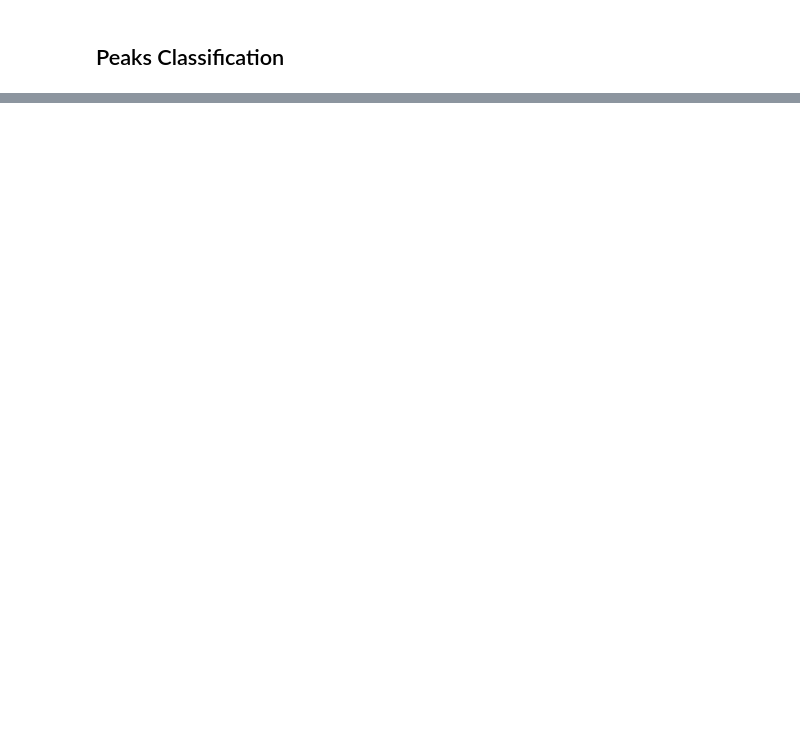
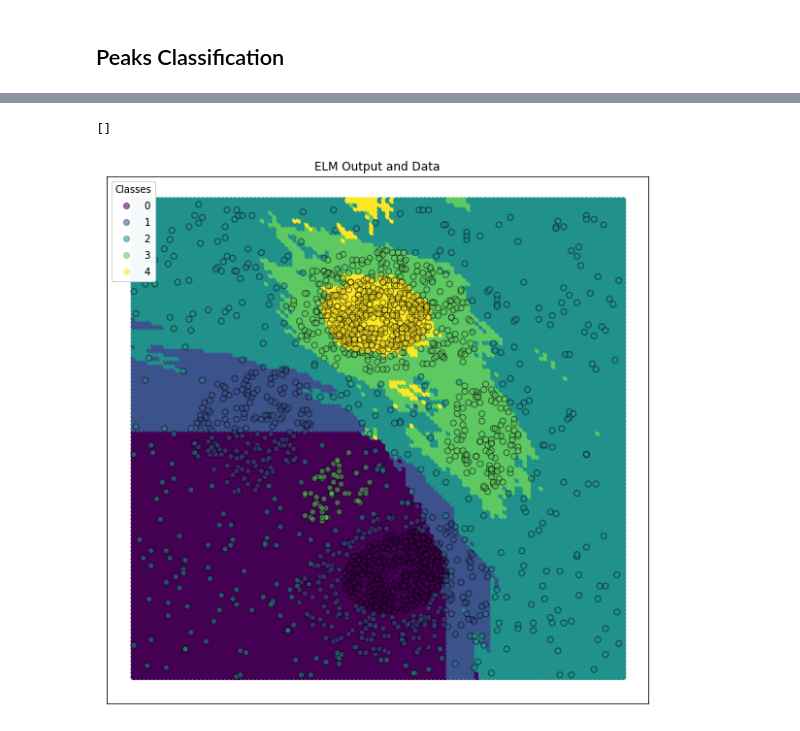
Before and after one commit to tXiao95/py_experiments, a Jupyter notebook: ExtremeLearningMachine.ipynb, the cells around one changed output, grey strips where cells are left out. Drawn from its saved outputs; the diff is of its cells as text; code cells hidden in the pictures; blank space fills up the shorter version.

```diff
--- a/ExtremeLearningMachine.ipynb
+++ b/ExtremeLearningMachine.ipynb
@@ -232,0 +208,8 @@ for k in range(n):
+# %%
+def relu(x):
+    if x > 0:
+        return x
+    else:
+        return 0
+
+relu = np.vectorize(relu)
@@ -232,0 +221,21 @@ for k in range(n):
+# %%
+# Model Preds grid
+x = np.arange(-3,3.1,.05)
+y = np.arange(-3,3.1,.05)
+Grid = np.array([np.array([a, b]) for a in x for b in y]).T
+preds = model_class.predict(Grid)
+# %%
+fig, ax = plt.subplots()
+fig.set_figheight(10)
+fig.set_figwidth(10)
+ax.scatter(Grid[0], Grid[1], c=preds)
+ax.set_title("ELM Output and Data")
+scatter = ax.scatter(Ytrain[0], Ytrain[1], c=colors, alpha=0.5, edgecolors='black')
+legend1 = ax.legend(*scatter.legend_elements(),
+                    loc="upper left", title="Classes")
+ax.add_artist(legend1)
+ax.set_xticks([])
+ax.set_yticks([])
+# %% [output]
+[]
+[figure, added]
```
Also changed, not shown: parts of 30 cells of this notebook.
